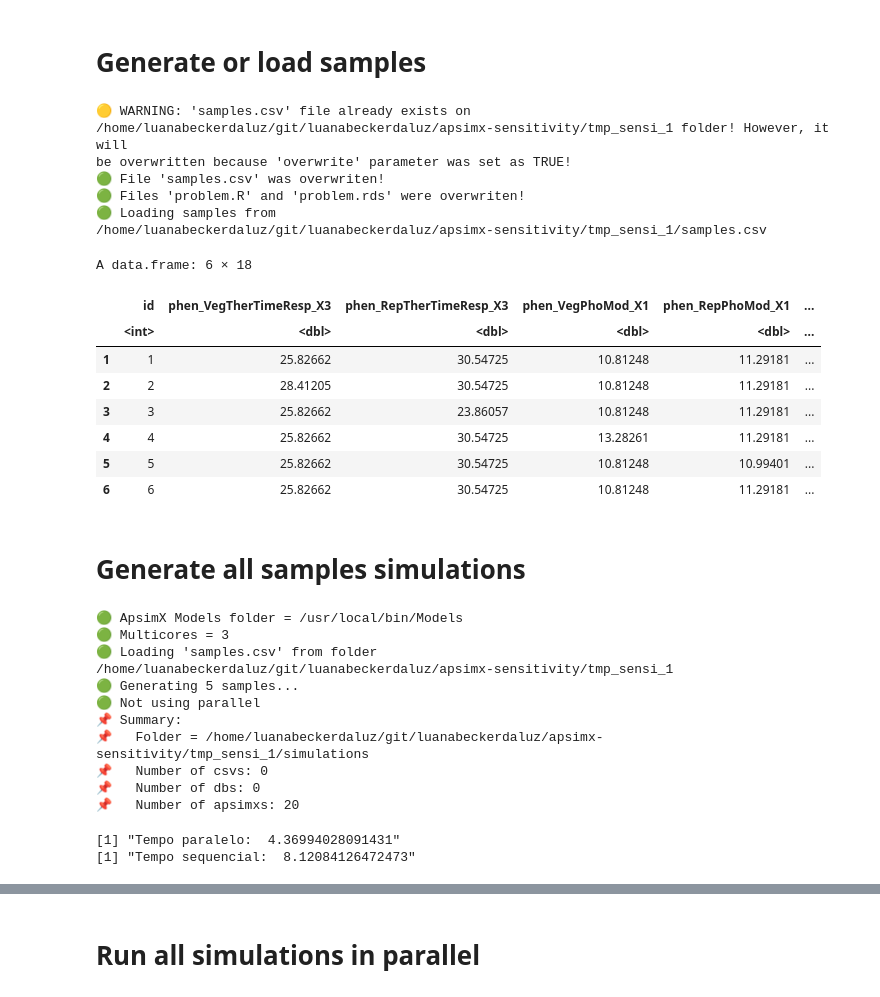
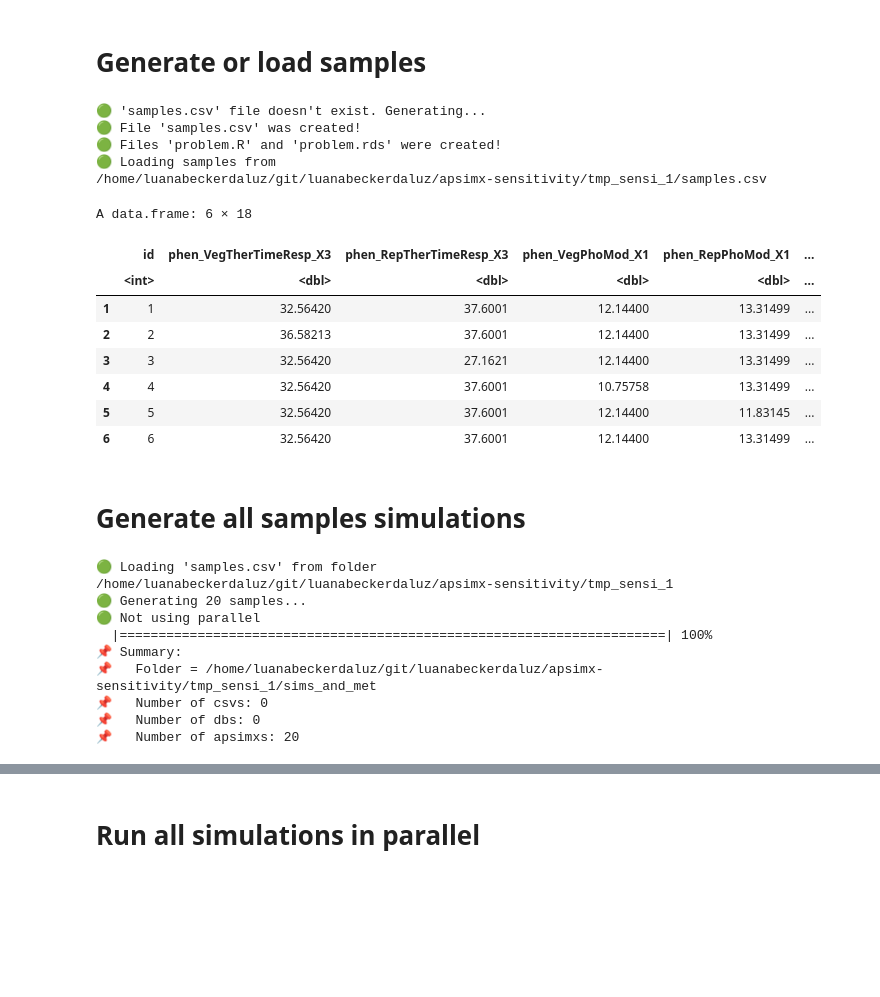
Before and after one commit to luanabeckerdaluz/rapsimx, a Jupyter notebook: sensitivity/sensitivity.ipynb, the cells around one changed output, grey strips where cells are left out. Saved outputs shown, nothing was run; the diff lists cells and outputs as text; code cells hidden in the pictures; blank space fills up the shorter version.

```diff
--- a/sensitivity/sensitivity.ipynb
+++ b/sensitivity/sensitivity.ipynb
@@ -20,9 +20,9 @@ init(multicores = 3)
 # %% [markdown]
 # Generate or load sensi folder
 # %%
-sensi_tmp_folder <- sensi_folder_generate(
+sensi_tmp_folder <- generate_sensi_folder(
   folderpath = "../tmp_sensi_1",
-  met_folderpath = "../met-data/",
+  copy_met_data_from = "../met_data/",
   overwrite = TRUE
 )
 
@@ -67,90 +67,52 @@ $bounds[[17]]
 # %%
 # options(repr.plot.width = 14, repr.plot.height = 10)
 
 generate_samples_csv(
   save_csv_to_folder = sensi_tmp_folder,
-  plot = FALSE,
   problem = problem,
   method = "SOBOL",
-  N_SAMPLES = 5L,
-  overwrite = T
+  N_SAMPLES = 10L,
+  overwrite = FALSE
 )
 
 samples_df <- load_samples(
   save_csv_to_folder = sensi_tmp_folder,
   plot = FALSE
 )
 head(samples_df)
 # %% [output]
-🟡 WARNING: 'samples.csv' file already exists on
-/home/luanabeckerdaluz/git/luanabeckerdaluz/apsimx-sensitivity/tmp_sensi_1 folder! However, it will
-be overwritten because 'overwrite' parameter was set as TRUE!
-🟢 File 'samples.csv' was overwriten!
-🟢 Files 'problem.R' and 'problem.rds' were overwriten!
+🟢 'samples.csv' file doesn't exist. Generating...
+🟢 File 'samples.csv' was created!
+🟢 Files 'problem.R' and 'problem.rds' were created!
 🟢 Loading samples from
 /home/luanabeckerdaluz/git/luanabeckerdaluz/apsimx-sensitivity/tmp_sensi_1/samples.csv
 A data.frame: 6 × 18
 |  | id | phen_VegTherTimeResp_X3 | phen_RepTherTimeResp_X3 | phen_VegPhoMod_X1 | phen_RepPhoMod_X1 | ... |
 |  | <int> | <dbl> | <dbl> | <dbl> | <dbl> | ... |
-| 1 | 1 | 25.82662 | 30.54725 | 10.81248 | 11.29181 | ... |
-| 2 | 2 | 28.41205 | 30.54725 | 10.81248 | 11.29181 | ... |
-| 3 | 3 | 25.82662 | 23.86057 | 10.81248 | 11.29181 | ... |
-| 4 | 4 | 25.82662 | 30.54725 | 13.28261 | 11.29181 | ... |
-| 5 | 5 | 25.82662 | 30.54725 | 10.81248 | 10.99401 | ... |
-| 6 | 6 | 25.82662 | 30.54725 | 10.81248 | 11.29181 | ... |
+| 1 | 1 | 32.56420 | 37.6001 | 12.14400 | 13.31499 | ... |
+| 2 | 2 | 36.58213 | 37.6001 | 12.14400 | 13.31499 | ... |
+| 3 | 3 | 32.56420 | 27.1621 | 12.14400 | 13.31499 | ... |
+| 4 | 4 | 32.56420 | 37.6001 | 10.75758 | 13.31499 | ... |
+| 5 | 5 | 32.56420 | 37.6001 | 12.14400 | 11.83145 | ... |
+| 6 | 6 | 32.56420 | 37.6001 | 12.14400 | 13.31499 | ... |
 # %% [markdown]
 # Generate all samples simulations
 # %%
-source(file.path("..", "R", "init.R"))
-init(multicores = 3)
-
 generate_apsimxs(
   sensi_folder = sensi_tmp_folder,
   sensit_base_sim_filepath = file.path("../base_simulations/Soy-BR-fields-MG6REAL.apsimx"),
-  runs_only_some_n = 5L,
+  runs_only_some_n = 20L,
   parallel = FALSE,
   dry_run = FALSE
 )
 # %% [output]
-🟢 ApsimX Models folder = /usr/local/bin/Models
-🟢 Multicores = 3
 🟢 Loading 'samples.csv' from folder
 /home/luanabeckerdaluz/git/luanabeckerdaluz/apsimx-sensitivity/tmp_sensi_1
-🟢 Generating 5 samples...
+🟢 Generating 20 samples...
 🟢 Not using parallel
+  |======================================================================| 100%
 📌 Summary:
-📌   Folder = /home/luanabeckerdaluz/git/luanabeckerdaluz/apsimx-sensitivity/tmp_sensi_1/simulations
+📌   Folder = /home/luanabeckerdaluz/git/luanabeckerdaluz/apsimx-sensitivity/tmp_sensi_1/sims_and_met
 📌   Number of csvs: 0
 📌   Number of dbs: 0
 📌   Number of apsimxs: 20
-# %%
-start_time_parallel <- Sys.time()
-
-future::plan(future::multisession)
-future_results <- lapply(1:4, function(i) {
-  future::future({
-    Sys.sleep(2)
-    paste("Tarefa", i, "concluída")
-  })
-})
-result_values_parallel <- lapply(future_results, future::value)
-
-end_time_parallel <- Sys.time()
-print(paste("Tempo paralelo: ", end_time_parallel - start_time_parallel))
-
-start_time_sequential <- Sys.time()
-
-future::plan(future::sequential)
-future_results_seq <- lapply(1:4, function(i) {
-  future::future({
-    Sys.sleep(2)
-    paste("Tarefa", i, "concluída")
-  })
-})
-result_values_sequential <- lapply(future_results_seq, future::value)
-
-end_time_sequential <- Sys.time()
-print(paste("Tempo sequencial: ", end_time_sequential - start_time_sequential))
-# %% [output]
-[1] "Tempo paralelo:  4.36994028091431"
-[1] "Tempo sequencial:  8.12084126472473"
```
Also changed, not shown: parts of 3 cells of this notebook, 7 other files.
